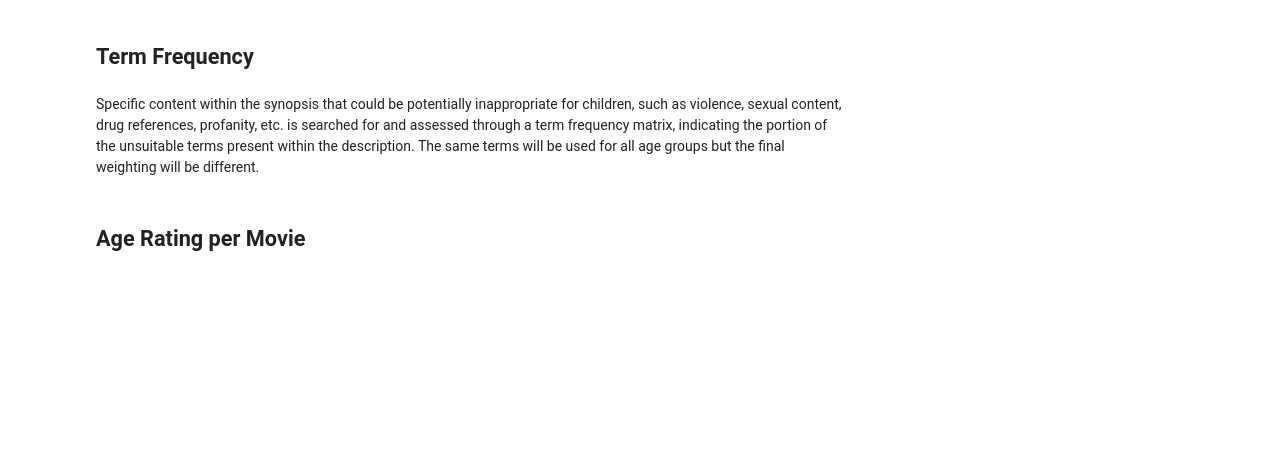
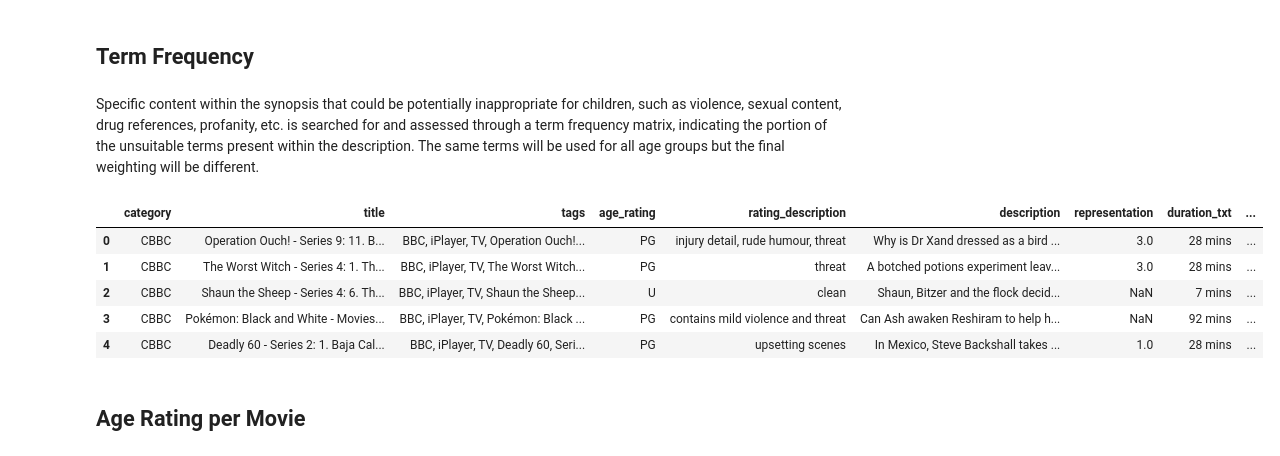
Before and after one commit to michellefilipaa/media_assignment, a Jupyter notebook: data_preparation.ipynb, the cells around one changed output. Cells and saved outputs as stored; diff of their text form; code cells hidden in the pictures; blank space fills up the shorter version.

```diff
--- a/data_preparation.ipynb
+++ b/data_preparation.ipynb
@@ -128,3 +106,9 @@ def analyse_sentiment(text):
+# %%
+df['sentiment'] = df['synopsis_medium'].apply(analyse_sentiment)
+# %%
+df['rating_description'].fillna('No description available', inplace=True)
+# %%
+df['rating_description_score'] = df['rating_description'].apply(analyse_sentiment)
 # %% [markdown]
 ## Term Frequency
 # %% [markdown]
@@ -162,7 +146,10 @@ unsuitable_terms = violence_terms + sexual_terms + drug_terms + scary_terms + ma
     the total number of words in the sentence.
 """
 def vectorize_row(text, unsuitable_terms):
-    words = text.split()
+    if isinstance(text, float):
+        return 0
+
+    words = str(text).split()
     unsuitable_terms_count = 0
 
     for word in words:
@@ -175,6 +162,15 @@ def vectorize_row(text, unsuitable_terms):
 # %%
 df['unsuitable_ratio'] = df.apply(lambda row: vectorize_row(row['synopsis_nostopwords'], unsuitable_terms), axis=1)
 df['unsuitable_ratio2'] = df.apply(lambda row: vectorize_row(row['rating_description'], unsuitable_terms), axis=1)
+# %%
+df.head()
+# %% [output]
+|  | category | title | tags | age_rating | rating_description | description | representation | duration_txt | ... |
+| 0 | CBBC | Operation Ouch! - Series 9: 11. B... | BBC, iPlayer, TV, Operation Ouch!... | PG | injury detail, rude humour, threat | Why is Dr Xand dressed as a bird ... | 3.0 | 28 mins | ... |
+| 1 | CBBC | The Worst Witch - Series 4: 1. Th... | BBC, iPlayer, TV, The Worst Witch... | PG | threat | A botched potions experiment leav... | 3.0 | 28 mins | ... |
+| 2 | CBBC | Shaun the Sheep - Series 4: 6. Th... | BBC, iPlayer, TV, Shaun the Sheep... | U | clean | Shaun, Bitzer and the flock decid... | NaN | 7 mins | ... |
+| 3 | CBBC | Pokémon: Black and White - Movies... | BBC, iPlayer, TV, Pokémon: Black ... | PG | contains mild violence and threat | Can Ash awaken Reshiram to help h... | NaN | 92 mins | ... |
+| 4 | CBBC | Deadly 60 - Series 2: 1. Baja Cal... | BBC, iPlayer, TV, Deadly 60, Seri... | PG | upsetting scenes | In Mexico, Steve Backshall takes ... | 1.0 | 28 mins | ... |
 # %% [markdown]
 ## Age Rating per Movie
 # %% [markdown]
```
Also changed, not shown: parts of 8 cells of this notebook, 10 other files.
